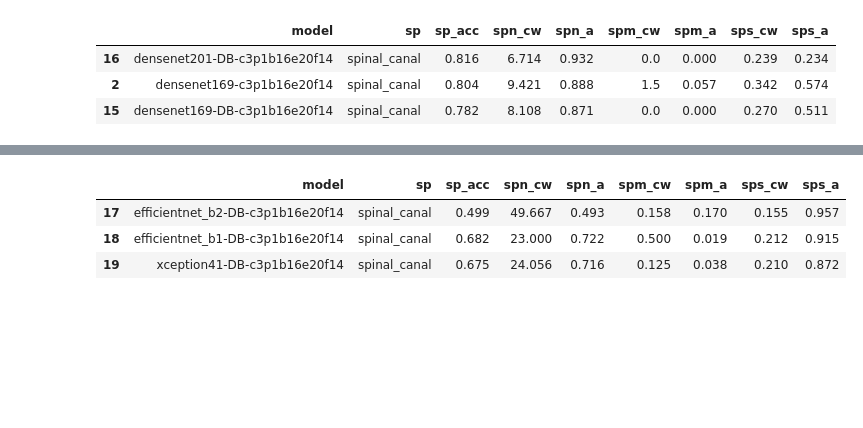
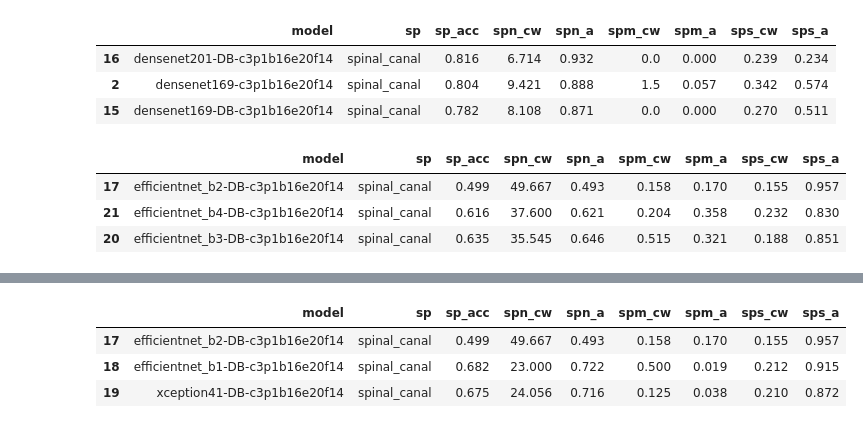
Before and after one commit to sadidul012/rsna24-lsdc, a Jupyter notebook: notebooks/result_analysis.ipynb, the cells around one changed output, grey strips where cells are left out. Drawn from its saved outputs; the diff is of its cells as text; code cells hidden in the pictures; blank space fills up the shorter version.

```diff
--- a/notebooks/result_analysis.ipynb
+++ b/notebooks/result_analysis.ipynb
@@ -104,6 +104,13 @@ sp.sort_values("spn_a", ascending=False).head(3)
 | 16 | densenet201-DB-c3p1b16e20f14 | spinal_canal | 0.816 | 6.714 | 0.932 | 0.0 | 0.000 | 0.239 | 0.234 |
 | 2 | densenet169-c3p1b16e20f14 | spinal_canal | 0.804 | 9.421 | 0.888 | 1.5 | 0.057 | 0.342 | 0.574 |
 | 15 | densenet169-DB-c3p1b16e20f14 | spinal_canal | 0.782 | 8.108 | 0.871 | 0.0 | 0.000 | 0.270 | 0.511 |
+# %%
+sp.sort_values("spn_cw", ascending=False).head(3)
+# %% [output]
+|  | model | sp | sp_acc | spn_cw | spn_a | spm_cw | spm_a | sps_cw | sps_a |
+| 17 | efficientnet_b2-DB-c3p1b16e20f14 | spinal_canal | 0.499 | 49.667 | 0.493 | 0.158 | 0.170 | 0.155 | 0.957 |
+| 21 | efficientnet_b4-DB-c3p1b16e20f14 | spinal_canal | 0.616 | 37.600 | 0.621 | 0.204 | 0.358 | 0.232 | 0.830 |
+| 20 | efficientnet_b3-DB-c3p1b16e20f14 | spinal_canal | 0.635 | 35.545 | 0.646 | 0.515 | 0.321 | 0.188 | 0.851 |
 # %%
 sp.sort_values("spm_a", ascending=False).head(3)
 # %% [output]
```
Also changed, not shown: parts of 11 cells of this notebook, 8 other files.
